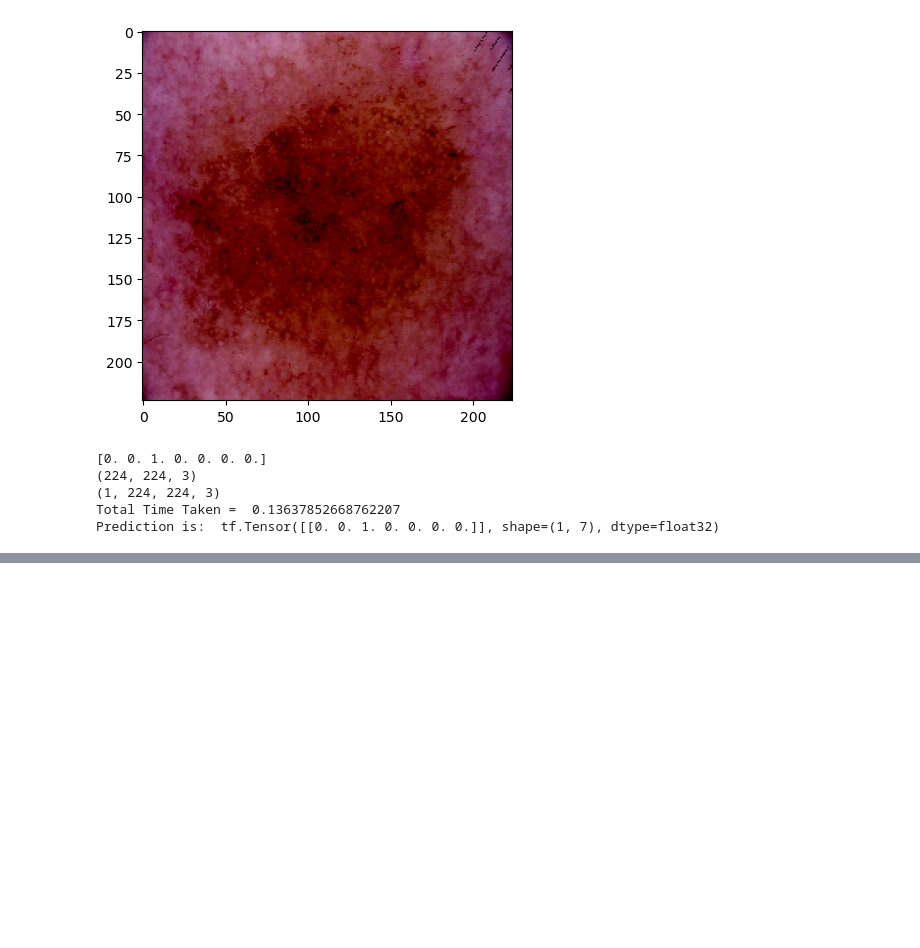
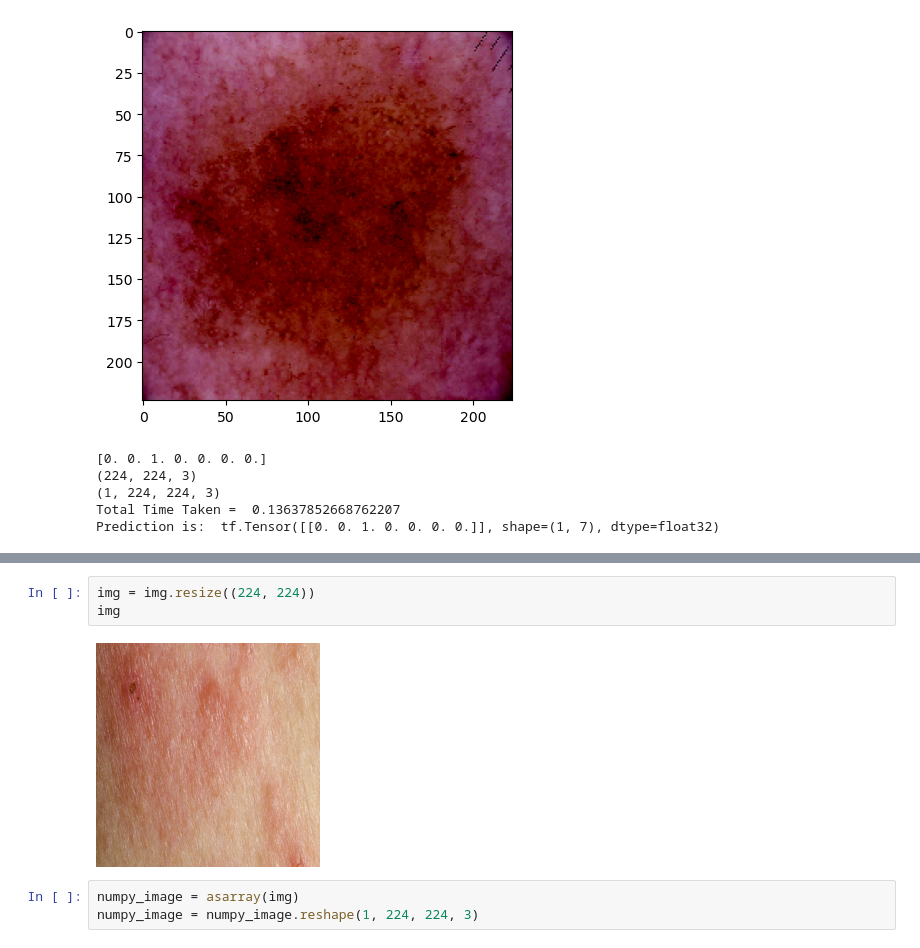
Before and after one commit to caffeinekeyboard/Skin_Cancer_Diagnosis, a Jupyter notebook: Model_Construction/InceptionResNetV2/InceptionResNetV2_Tests.ipynb, the cells around one changed output, grey strips where cells are left out. Saved outputs shown, nothing was run; the diff lists cells and outputs as text; blank space fills up the shorter version.

```diff
--- a/Model_Construction/InceptionResNetV2/InceptionResNetV2_Tests.ipynb
+++ b/Model_Construction/InceptionResNetV2/InceptionResNetV2_Tests.ipynb
@@ -146,0 +164,8 @@ Prediction is:  tf.Tensor([[0. 0. 1. 0. 0. 0. 0.]], shape=(1, 7), dtype=float32)
+# %%
+img = img.resize((224, 224))
+img
+# %% [output]
+[figure, added]
+# %%
+numpy_image = asarray(img)
+numpy_image = numpy_image.reshape(1, 224, 224, 3)
```
Also changed, not shown: parts of 4 cells of this notebook, 2 other files.
